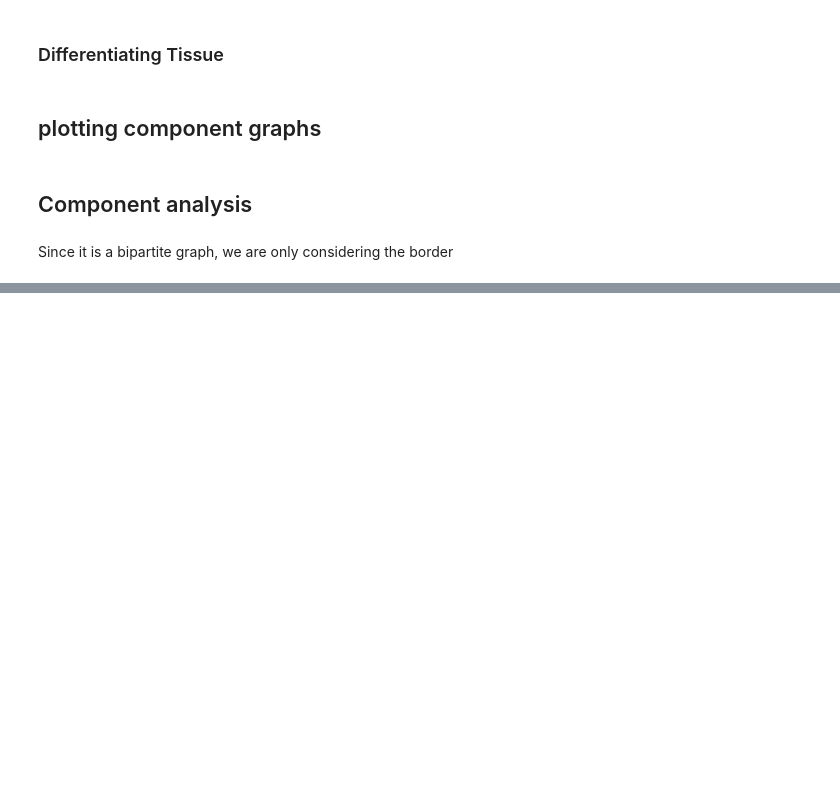
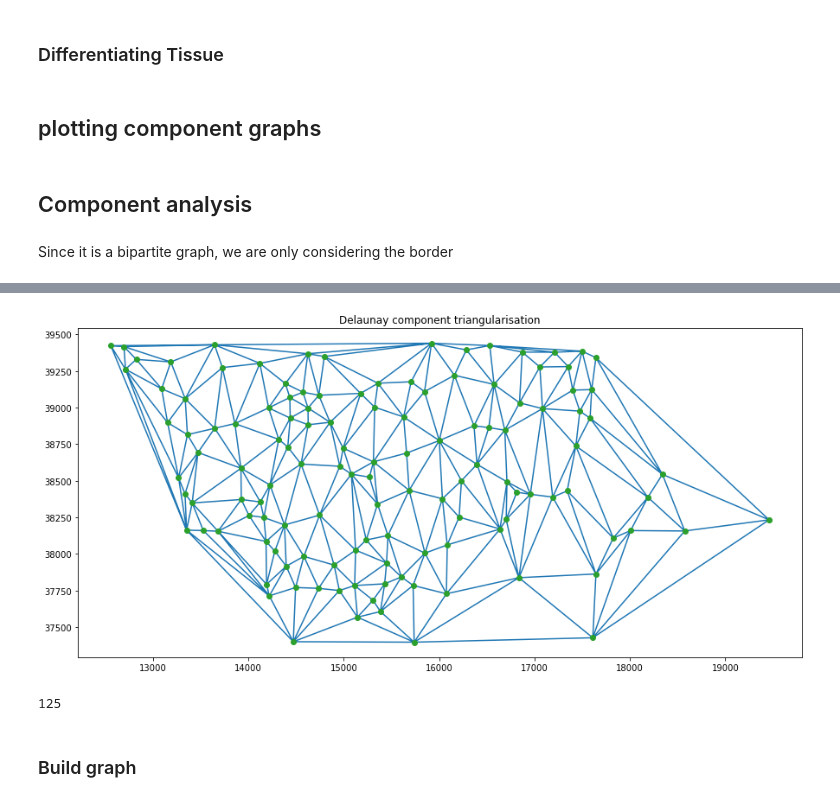
Before and after one commit to Souhailasmi/Deep_MLO, a Jupyter notebook: code/graph_analysis.ipynb, the cells around one changed output, grey strips where cells are left out. Saved outputs shown, nothing was run; the diff lists cells and outputs as text; code cells hidden in the pictures; blank space fills up the shorter version.

```diff
--- a/code/graph_analysis.ipynb
+++ b/code/graph_analysis.ipynb
@@ -261,0 +563,2 @@ component_df =
+# %%
+nodes = nodes.merge(phenotype_component_pivotted, on='component', how='left')
@@ -261,0 +598,16 @@ component_df =
+# %%
+columns_to_sum = ['component','missing_degree', 'stroma_degree', 'tumor_degree', 'total_degree',
+       'B_degree', 'MISSING_degree', 'NK_degree', 'T_degree',
+       'dendtritic_degree', 'macrophages_degrees', 'tumor_pheno_degree', 'stroma_pheno_degree']
+
+columns_to_avg = ['component','cell_x_position', 'cell_y_position','betweeness_centrality', 'clustering_coef', 'tumor-B',
+       'tumor-MISSING', 'tumor-NK', 'tumor-T', 'tumor-dendtritic',
+       'tumor-macrophages', 'tumor-stroma', 'size_x', 'B', 'MISSING', 'NK',
+       'T', 'dendtritic', 'macrophages', 'stroma', 'tumor',
+       'T_tumor_density', 'B_tumor_density', 'NK_tumor_density',
+       'stroma_tumor_density', 'T_density', 'B_density', 'NK_density',
+       'dendtritic_density', 'macrophages_density']
+# %%
+component_nodes_sum = nodes[columns_to_sum].groupby(['component']).agg('sum').reset_index()
+component_nodes_avg = nodes[columns_to_avg].groupby(['component']).agg('mean').reset_index()
+component_nodes = component_nodes_sum.merge(component_nodes_avg, on='component', how ='left')
@@ -261,0 +638,19 @@ component_df =
+# %%
+component_x = component_nodes.cell_x_position.values
+component_y = component_nodes.cell_y_position.values
+points = []
+for x,y in zip(component_x,component_y):
+    points.append([x,y])
+
+points = np.array(points)
+tri = Delaunay(points)
+# %%
+fig = plt.figure(figsize=(15,7))
+
+plt.triplot(points[:,0], points[:,1], tri.simplices)
+plt.plot(points[:,0], points[:,1], 'o')
+plt.title('Delaunay component triangularisation')
+plt.show()
+fig.savefig('./plots/Delaunay_component_triangularisation.png')
+# %% [output]
+[figure, added]
@@ -261,0 +661,4 @@ component_df =
+# %%
+len(vertices)
+# %% [output]
+125
@@ -261,0 +678,2 @@ component_df =
+# %% [markdown]
+### Build graph
```
Also changed, not shown: parts of 103 cells of this notebook, 24 other files.
